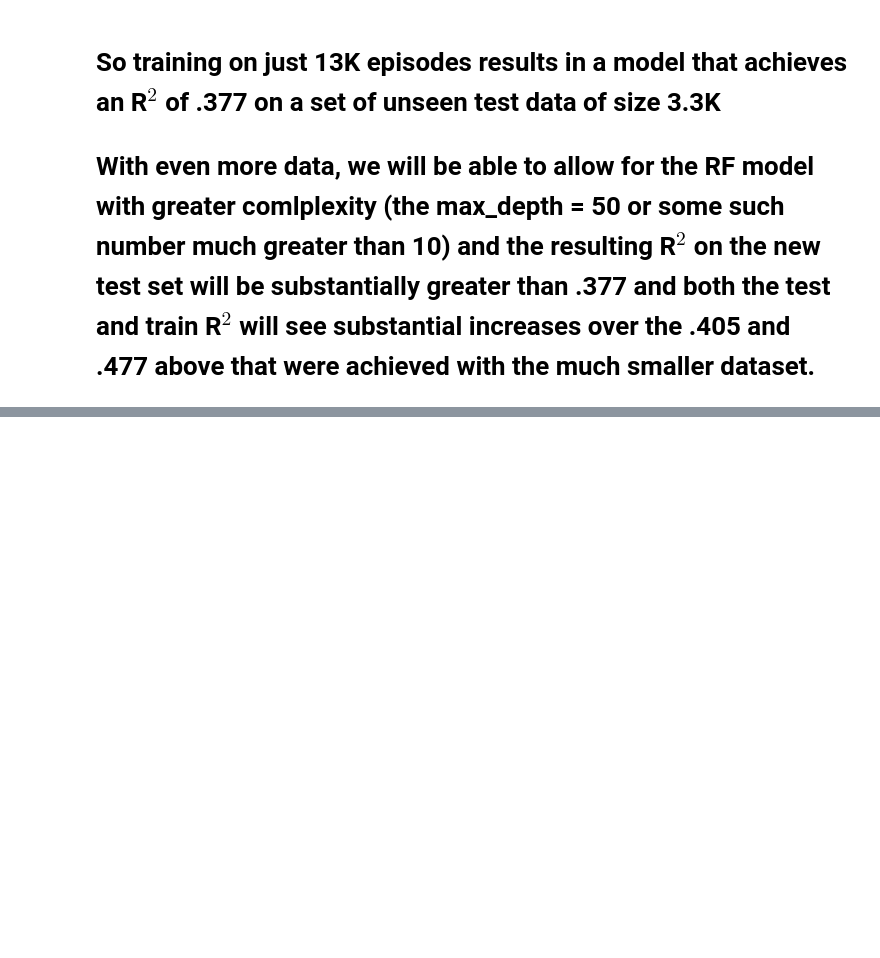
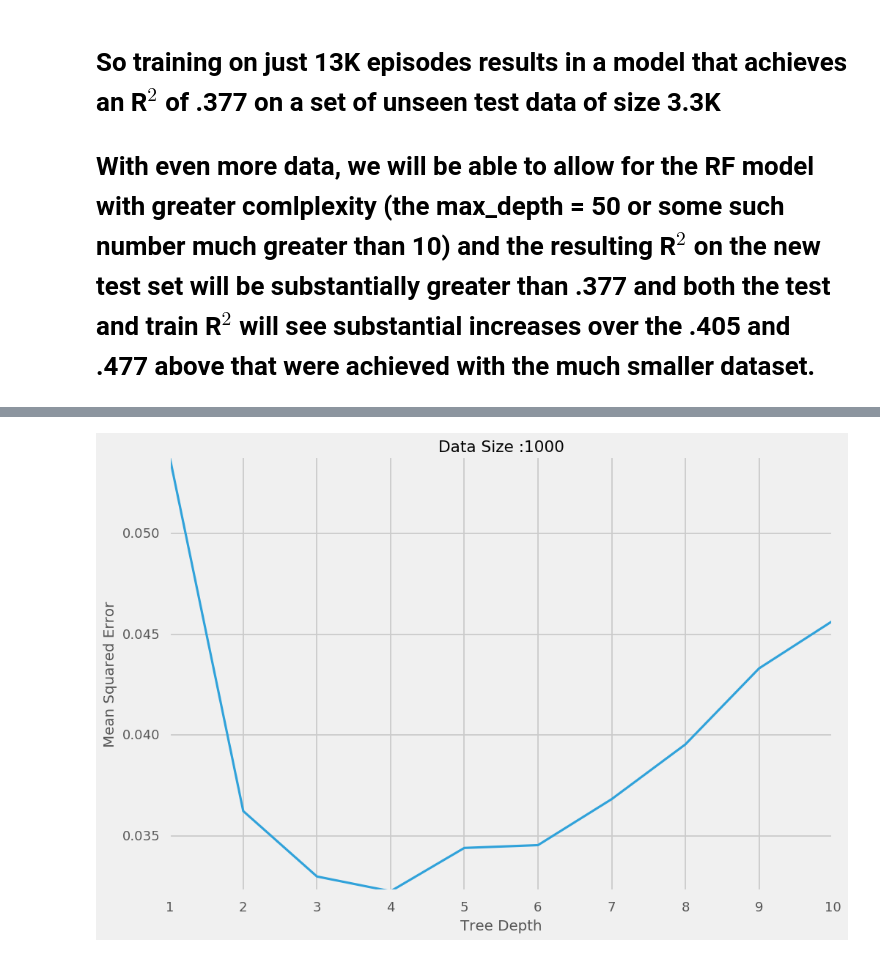
Before and after one commit to doolingdavid/RF_OCM, a Jupyter notebook: OCM_RF.ipynb, the cells around one changed output, grey strips where cells are left out. Saved outputs shown, nothing was run; the diff lists cells and outputs as text; code cells hidden in the pictures; blank space fills up the shorter version.

```diff
--- a/OCM_RF.ipynb
+++ b/OCM_RF.ipynb
@@ -322,0 +393,4 @@ y_test.shape, y_train.shape
+# %%
+make_synthetic(1000)
+# %% [output]
+[figure, added]
```
Also changed, not shown: parts of 4 cells of this notebook.
